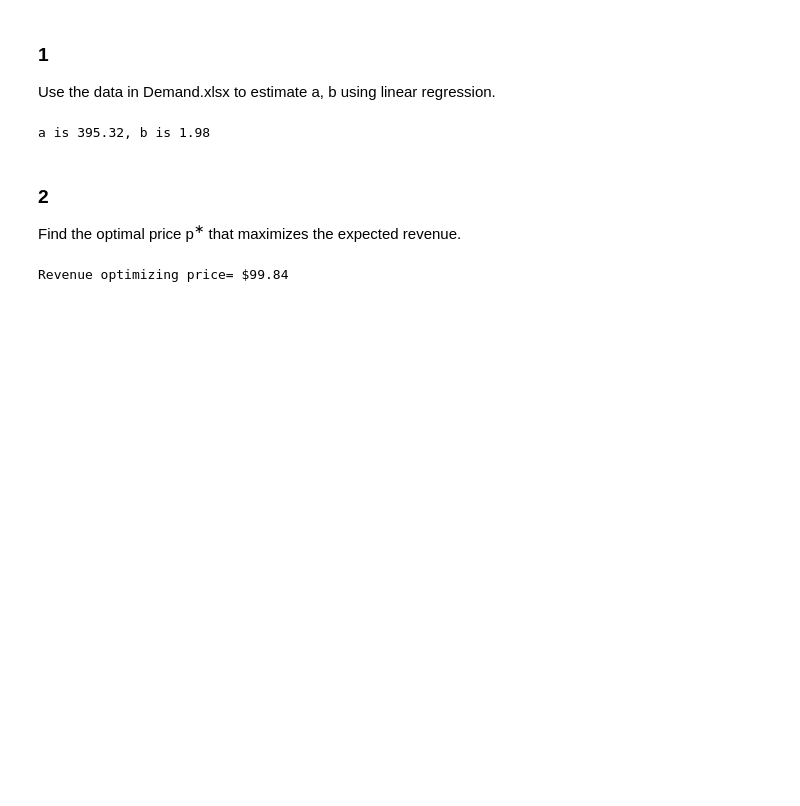
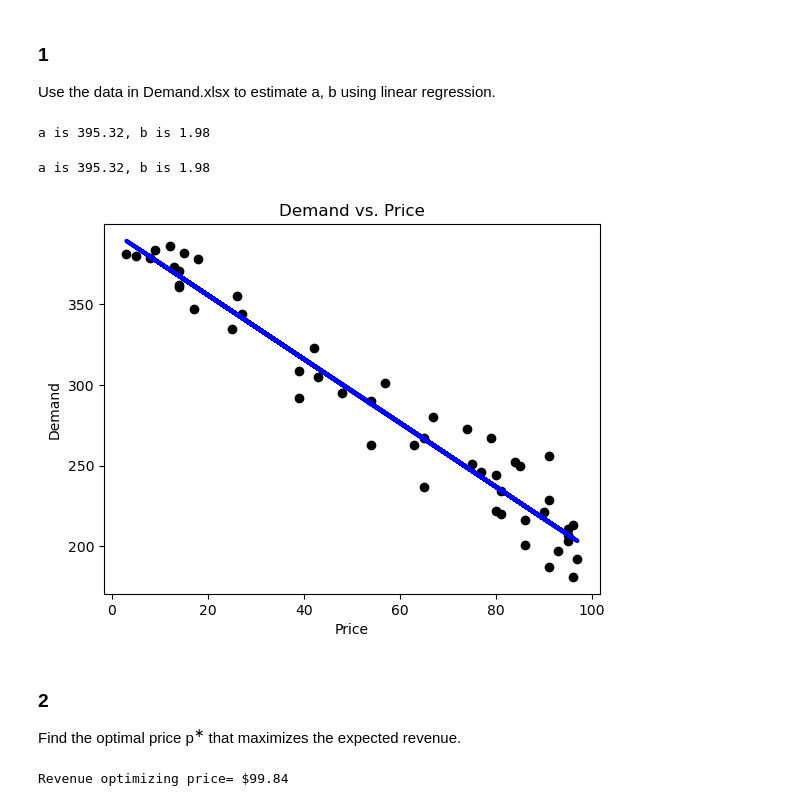
Before and after one commit to WDaugherty/ORIE-5132, a Jupyter notebook: HW_2/HW_2_workbook.ipynb, the cells around one changed output. Drawn from its saved outputs; the diff is of its cells as text; code cells hidden in the pictures; blank space fills up the shorter version.

```diff
--- a/HW_2/HW_2_workbook.ipynb
+++ b/HW_2/HW_2_workbook.ipynb
@@ -116,6 +115,29 @@ model= sk.LinearRegression().fit(np.array(df_prob['price']).reshape((-1,1)),np.a
 print('a is %.2f, b is %.2f'%(model.intercept_,-model.coef_[0]))
 # %% [output]
 a is 395.32, b is 1.98
+# %%
+def plot_demand_model(excel_file_path):
+    # Read in the data
+    df_prob = pd.read_excel(excel_file_path)
+
+    # Define the model
+    model = sk.LinearRegression().fit(np.array(df_prob['price']).reshape((-1,1)),np.array(df_prob['Demand']))
+
+    # Print out the answers for both a and b
+    print('a is %.2f, b is %.2f'%(model.intercept_,-model.coef_[0]))
+
+    # Plot the model and the data
+    plt.scatter(df_prob['price'], df_prob['Demand'], color='black')
+    plt.plot(df_prob['price'], model.predict(np.array(df_prob['price']).reshape((-1,1))), color='blue', linewidth=3)
+    plt.xlabel('Price')
+    plt.ylabel('Demand')
+    plt.title('Demand vs. Price')
+    plt.show()
+# %%
+plot_demand_model('/Users/wdaugherty/Cornell_Tech_ORIE/ORIE-5132/HW_2/data/Demand.xlsx')
+# %% [output]
+a is 395.32, b is 1.98
+[figure, added]
 # %% [markdown]
 ### 2
 Find the optimal price p<sup>∗</sup> that maximizes the expected revenue.
```
Also changed, not shown: parts of 5 cells of this notebook, 1 other file.
